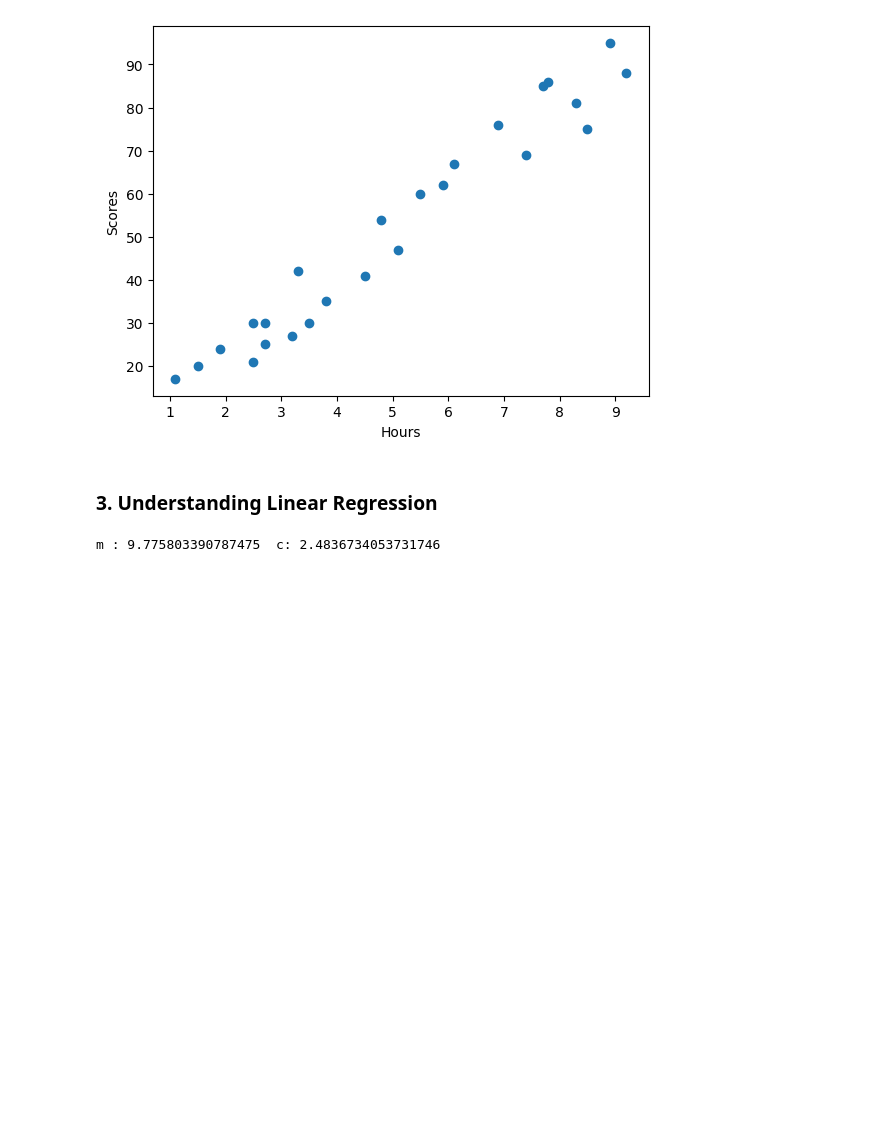
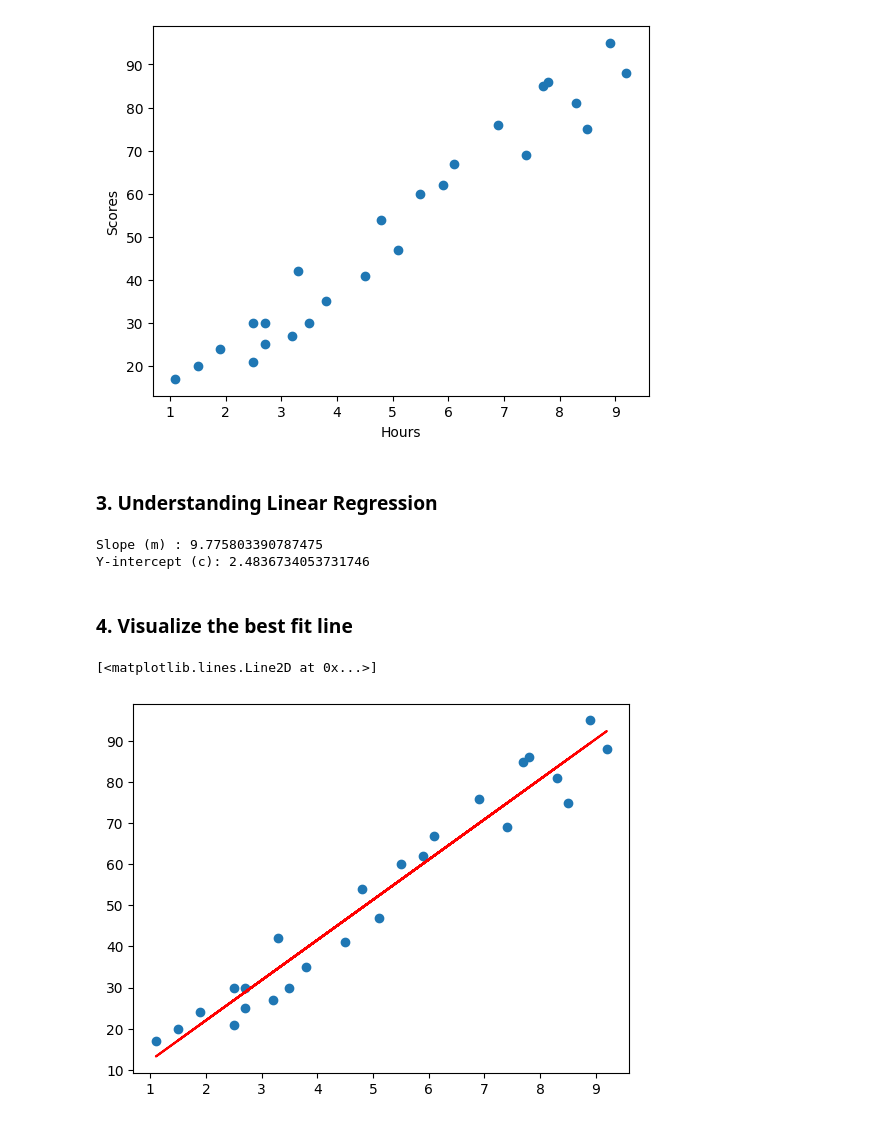
Before and after one commit to KiranKhayamali/AI-ML-Bootcamp, a Jupyter notebook: Week 3 (Data Analysis and Introduction to Machine Learning)/Day 14 (Supervised Learning - Regression)/Regression.ipynb, the cells around one changed output. Saved outputs shown, nothing was run; the diff lists cells and outputs as text; code cells hidden in the pictures; blank space fills up the shorter version.

```diff
--- a/Week 3 (Data Analysis and Introduction to Machine Learning)/Day 14 (Supervised Learning - Regression)/Regression.ipynb
+++ b/Week 3 (Data Analysis and Introduction to Machine Learning)/Day 14 (Supervised Learning - Regression)/Regression.ipynb
@@ -83,13 +83,14 @@ Text(0, 0.5, 'Scores')
 <h3>3. Understanding Linear Regression </h3>
 # %%
 def compute_m_c(X, Y):
-    mean_X = sum(X) / len(X)
-    mean_Y = sum(Y) / len(Y)
+    # mean_X = sum(X) / len(X)
+    # mean_Y = sum(Y) / len(Y)
+
     #another method to calculate mean
-    '''
+
     mean_X = np.mean(X)
     mean_Y = np.mean(Y)
-    '''
+
     nume = 0
     deno = 0
     for i in range(len(X)):
@@ -98,8 +99,20 @@ def compute_m_c(X, Y):
 
     m = nume / deno
     c = mean_Y - m * mean_X
-    print(f"m : {m}  c: {c}")
+    return m, c
 
-compute_m_c(X,Y)
+m,c = compute_m_c(X,Y)
+print(f"Slope (m) : {m}\nY-intercept (c): {c}")
 # %% [output]
-m : 9.775803390787475  c: 2.4836734053731746
+Slope (m) : 9.775803390787475
+Y-intercept (c): 2.4836734053731746
+# %% [markdown]
+<h3>4. Visualize the best fit line </h3>
+# %%
+Y_predict = [m *i + c for i in X]
+plt.scatter(X, Y)
+plt.plot(X, np.array(Y_predict), color = 'RED') #np.array was done for faster execution and to change the list into numpy array
+# plt.plot(X, Y_predict, color = 'red')
+# %% [output]
+[<matplotlib.lines.Line2D at 0x...>]
+[figure, added]
```
